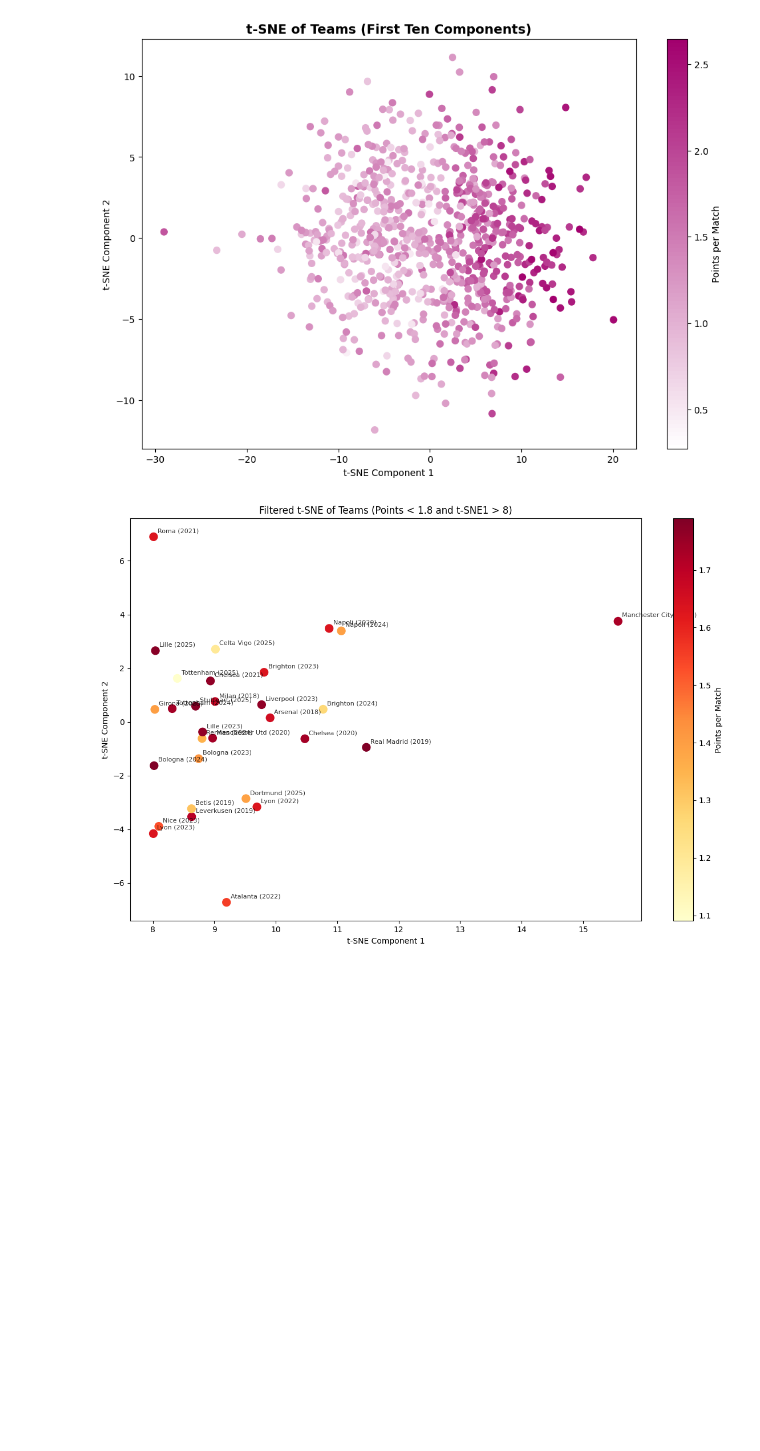
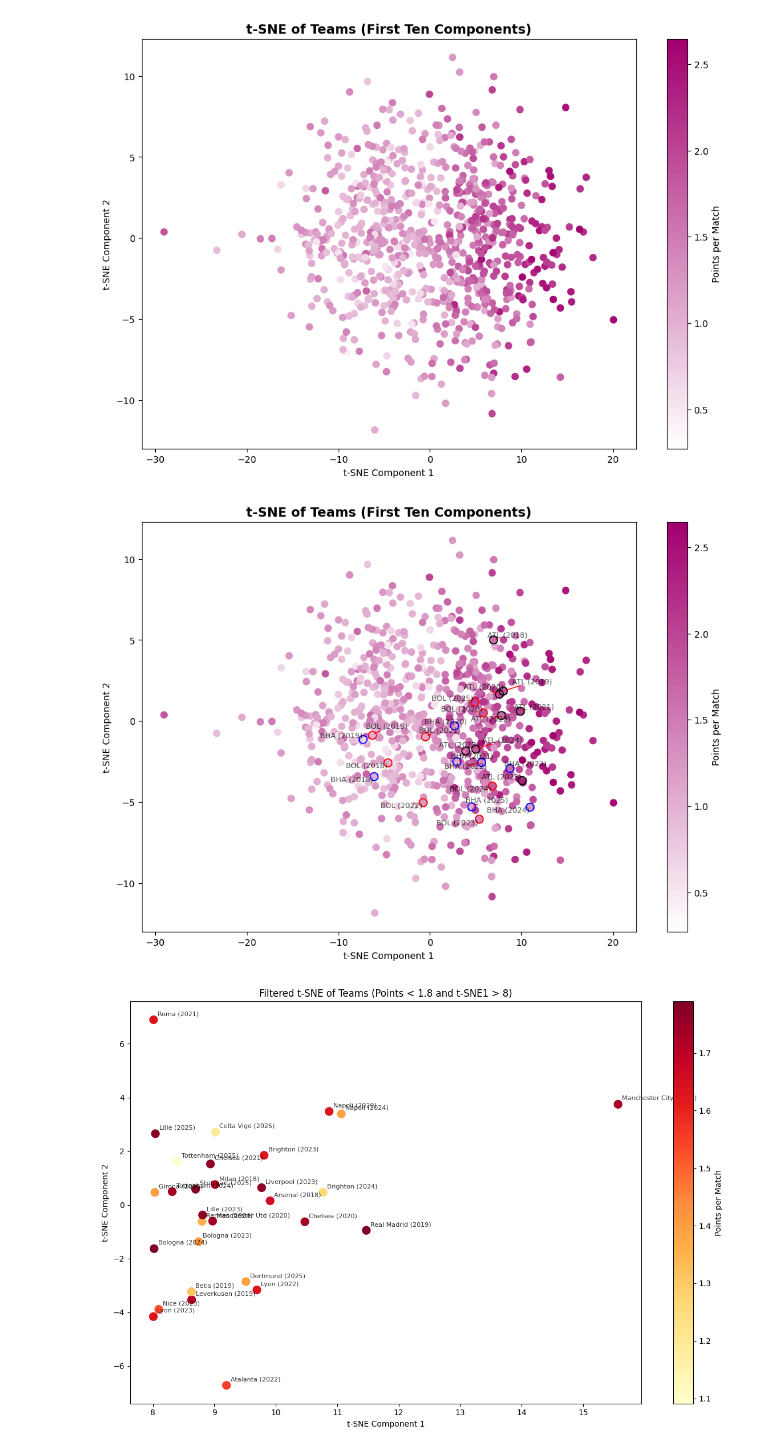
Before and after one commit to Football-Investigations/ThePepEffect, a Jupyter notebook: analysis/ThePepEffect.ipynb, the cells around one changed output. Drawn from its saved outputs; the diff is of its cells as text; code cells hidden in the pictures; blank space fills up the shorter version.

Commit message:
add highlights for chosen teams in heatmap

```diff
--- a/analysis/ThePepEffect.ipynb
+++ b/analysis/ThePepEffect.ipynb
@@ -495,6 +495,32 @@ plt.savefig("../plots/tsne_heatmap.png", bbox_inches='tight', dpi=600)
 plt.show()
 # %% [output]
 [figure]
+# %%
+plt.figure(figsize=(12, 8))
+scatter = plt.scatter(tsne_df["t-SNE1"], tsne_df["t-SNE2"], c=tsne_df["points_per_match"], cmap=custom_cmap, s=50)
+cbar = plt.colorbar(scatter, label='Points per Match')
+
+texts = []
+for team, season, (x, y) in zip(tsne_df.index, tsne_df["season"], zip(tsne_df["t-SNE1"], tsne_df["t-SNE2"])):
+    if team == "Brighton":
+        plt.scatter(x, y, facecolors='none', edgecolors='blue', s=75, linewidths=1.2)
+        texts.append(plt.text(x, y, f'BHA ({season})', fontsize=8, ha='right', va='bottom', alpha=0.7, color='black'))
+    elif team == "Atalanta":
+        plt.scatter(x, y, facecolors='none', edgecolors='black', s=75, linewidths=1.2)
+        texts.append(plt.text(x, y, f'ATL ({season})', fontsize=8, ha='right', va='bottom', alpha=0.7, color='black'))
+    elif team == "Bologna":
+        plt.scatter(x, y, facecolors='none', edgecolors='red', s=75, linewidths=1.2)
+        texts.append(plt.text(x, y, f'BOL ({season})', fontsize=8, ha='right', va='bottom', alpha=0.7, color='black'))
+
+adjust_text(texts, arrowprops=dict(arrowstyle='->', color='red'))
+
+plt.title('t-SNE of Teams (First Ten Components)', fontsize=14, fontweight='bold')
+plt.xlabel('t-SNE Component 1')
+plt.ylabel('t-SNE Component 2')
+plt.savefig("../plots/tsne_heatmap_highlighted.png", bbox_inches='tight', dpi=600)
+plt.show()
+# %% [output]
+[figure, added]
 # %%
 filtered_tsne = tsne_df[
     (tsne_df['points_per_match'] < 1.8) &
```
Also changed, not shown: 1 other file.
